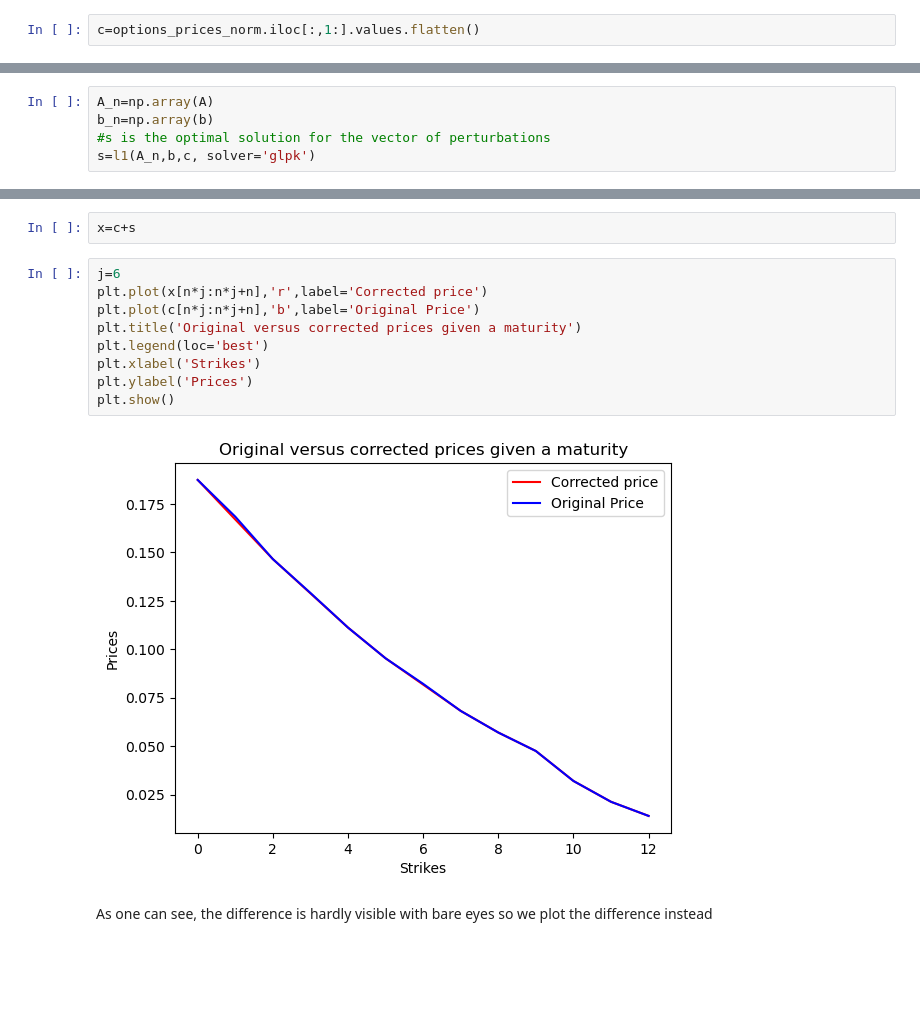
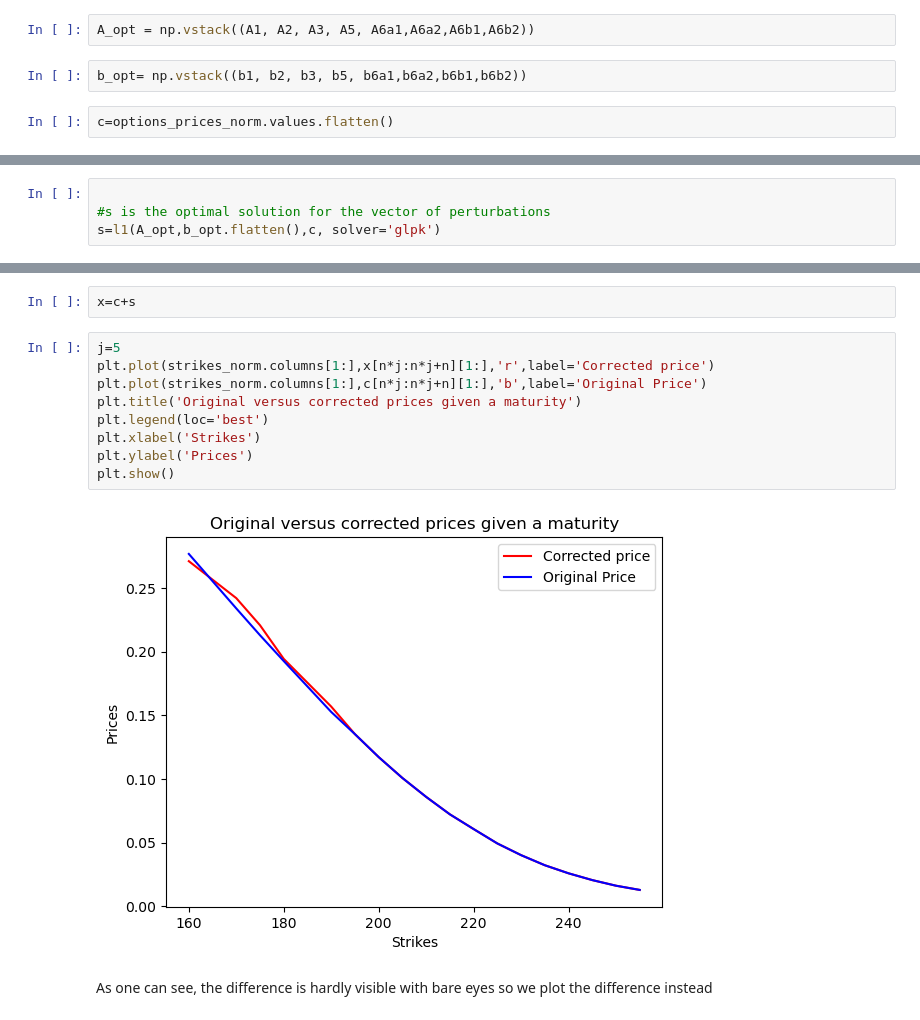
Before and after one commit to FelEych/Arbitrage_Removing_in_Call_Prices, a Jupyter notebook: Arbitrage_Removing.ipynb, the cells around one changed output, grey strips where cells are left out. Cells and saved outputs as stored; diff of their text form; blank space fills up the shorter version.

```diff
--- a/Arbitrage_Removing.ipynb
+++ b/Arbitrage_Removing.ipynb
@@ -1051,4 +1007,8 @@ len(A),len(b)
 # %% [markdown]
 Now, we create the vector c of option prices (excluding elements of the first column)
+# %%
+A_opt = np.vstack((A1, A2, A3, A5, A6a1,A6a2,A6b1,A6b2))
+# %%
+b_opt= np.vstack((b1, b2, b3, b5, b6a1,b6a2,b6b1,b6b2))
 # %%
-c=options_prices_norm.iloc[:,1:].values.flatten()
+c=options_prices_norm.values.flatten()
@@ -1130,7 +1094,6 @@ def l1(mat_A, vec_b, C, solver='glpk'):
 
     return epsilon
 # %%
-A_n=np.array(A)
-b_n=np.array(b)
+
 #s is the optimal solution for the vector of perturbations
-s=l1(A_n,b,c, solver='glpk')
+s=l1(A_opt,b_opt.flatten(),c, solver='glpk')
@@ -1141,16 +1124,16 @@ s.shape
 # %%
 x=c+s
 # %%
-j=6
-plt.plot(x[n*j:n*j+n],'r',label='Corrected price')
-plt.plot(c[n*j:n*j+n],'b',label='Original Price')
+j=5
+plt.plot(strikes_norm.columns[1:],x[n*j:n*j+n][1:],'r',label='Corrected price')
+plt.plot(strikes_norm.columns[1:],c[n*j:n*j+n][1:],'b',label='Original Price')
 plt.title('Original versus corrected prices given a maturity')
 plt.legend(loc='best')
 plt.xlabel('Strikes')
 plt.ylabel('Prices')
 plt.show()
 # %% [output]
-[figure, old version]
+[figure, new version]
 # %% [markdown]
 As one can see, the difference is hardly visible with bare eyes so we plot the difference instead
 # %%
```
Also changed, not shown: parts of 51 cells of this notebook.
